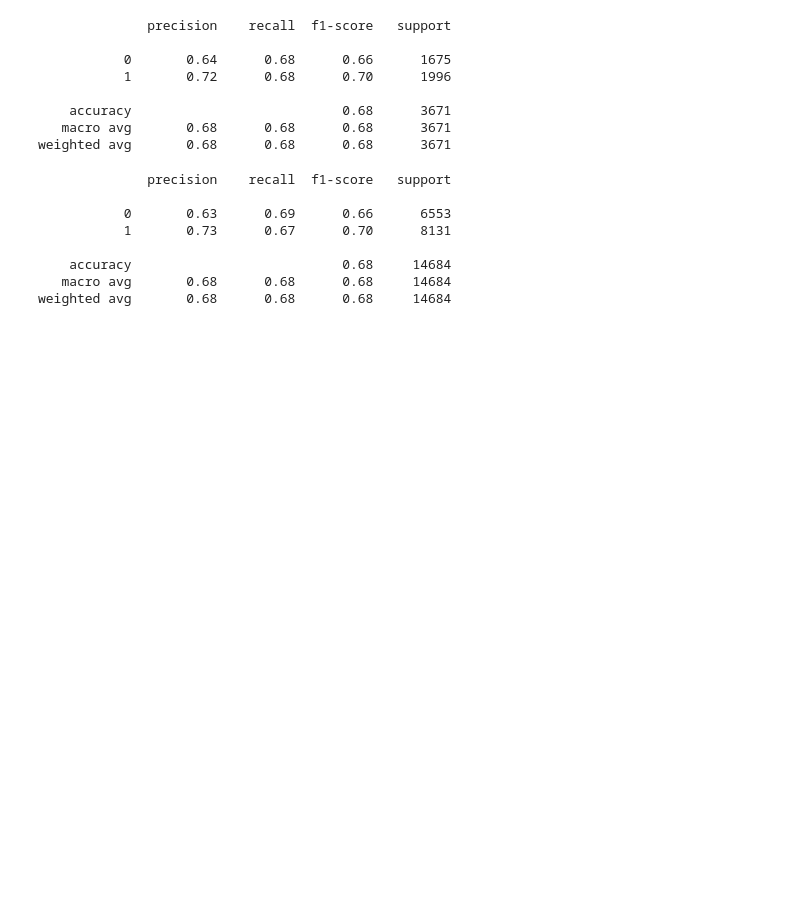
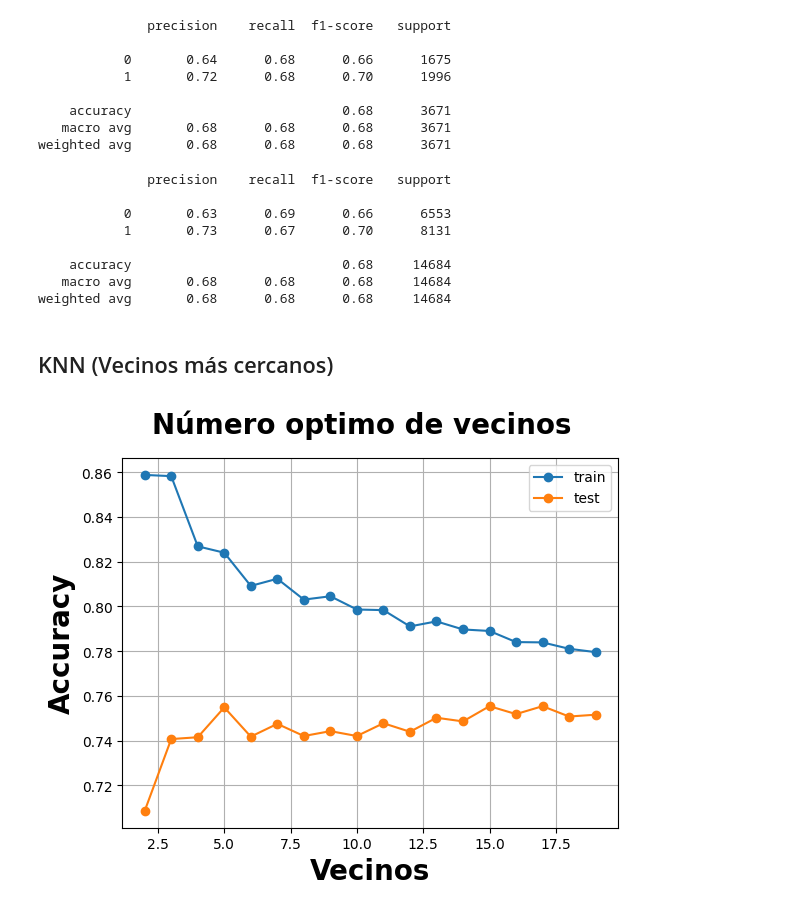
Before and after one commit to LeoPalaciosC/Manipulaci-n-de-datos-con-pandas, a Jupyter notebook: notebooks/Mini_Case_AW_Bikes_.ipynb, the cells around one changed output. Drawn from its saved outputs; the diff is of its cells as text; code cells hidden in the pictures; blank space fills up the shorter version.

```diff
--- a/notebooks/Mini_Case_AW_Bikes_.ipynb
+++ b/notebooks/Mini_Case_AW_Bikes_.ipynb
@@ -1097,3 +1097,5 @@ print(classification_report(y_train, y_pred_gnb_train))
     accuracy                           0.68     14684
    macro avg       0.68      0.68      0.68     14684
 weighted avg       0.68      0.68      0.68     14684
+# %% [markdown]
+## KNN (Vecinos más cercanos)
@@ -1099,0 +1104,37 @@ weighted avg       0.68      0.68      0.68     14684
+# %%
+# Optimización de la cantidad de vecinos, con el fin de elegir un hiperpárametro que mejore el modelo
+lista_knn_train = []
+lista_knn_test = []
+
+# Definimos la lista de valores de n_neighbors que vamos a explorar
+
+for item in range(2,20):
+
+    model_knn = KNeighborsClassifier(n_neighbors= item, metric='euclidean')
+
+    model_knn.fit(X_train_norm,y_train)
+
+    # Predecir y evaluar sobre el set de entrenamiento
+    y_train_pred = model_knn.predict(X_train_norm)
+    train_knn_ac = accuracy_score(y_train, y_train_pred)
+
+
+    # Predecir y evaluar sobre el set de evaluación
+    y_test_pred = model_knn.predict(X_test_norm)
+    test_knn_ac = accuracy_score(y_test, y_test_pred)
+
+    # Agregar la información a las listas
+    lista_knn_train.append(train_knn_ac)
+    lista_knn_test.append(test_knn_ac)
+# %%
+### Gráfico
+import matplotlib.pyplot as plt
+plt.suptitle('Número optimo de vecinos' , fontweight = 'black', fontsize=20)
+plt.plot(range(2,20),lista_knn_train,'o-',label='train' )
+plt.plot(range(2,20),lista_knn_test,'o-',label='test')
+plt.grid(True)
+plt.legend()
+plt.xlabel('Vecinos',fontsize=20,fontweight = 'black')
+plt.ylabel('Accuracy',fontsize=20,fontweight = 'black');
+# %% [output]
+[figure, added]
```
Also changed, not shown: parts of 2 cells of this notebook.
